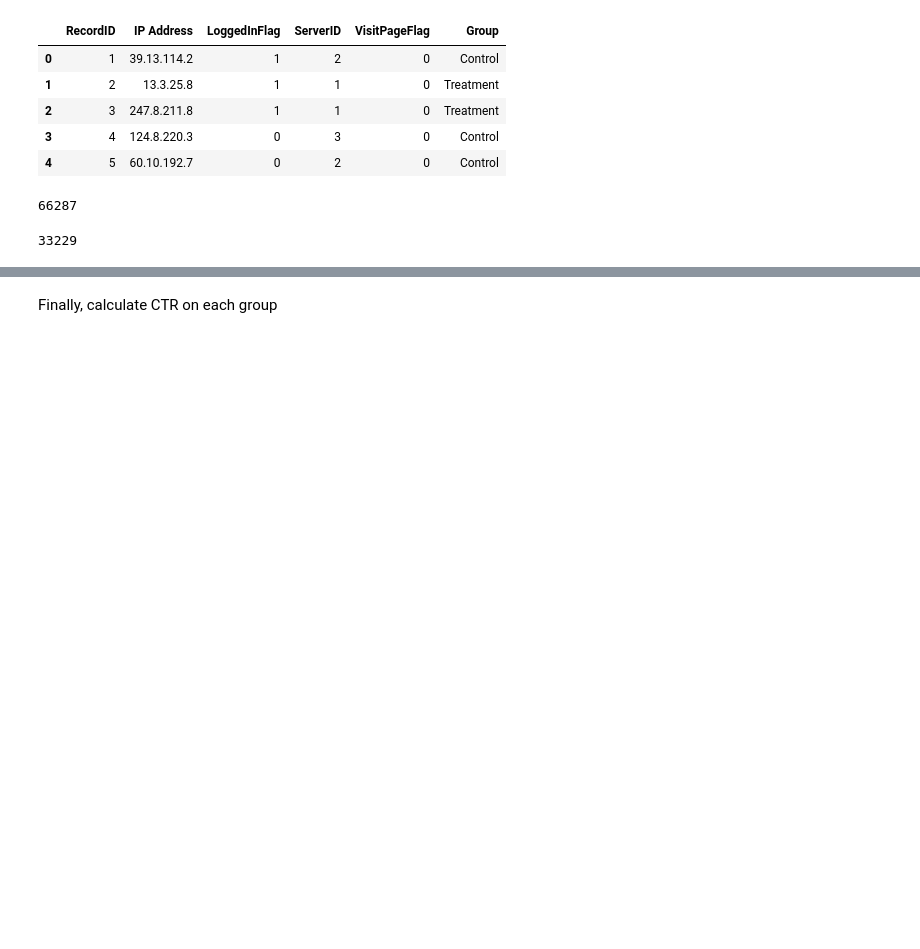
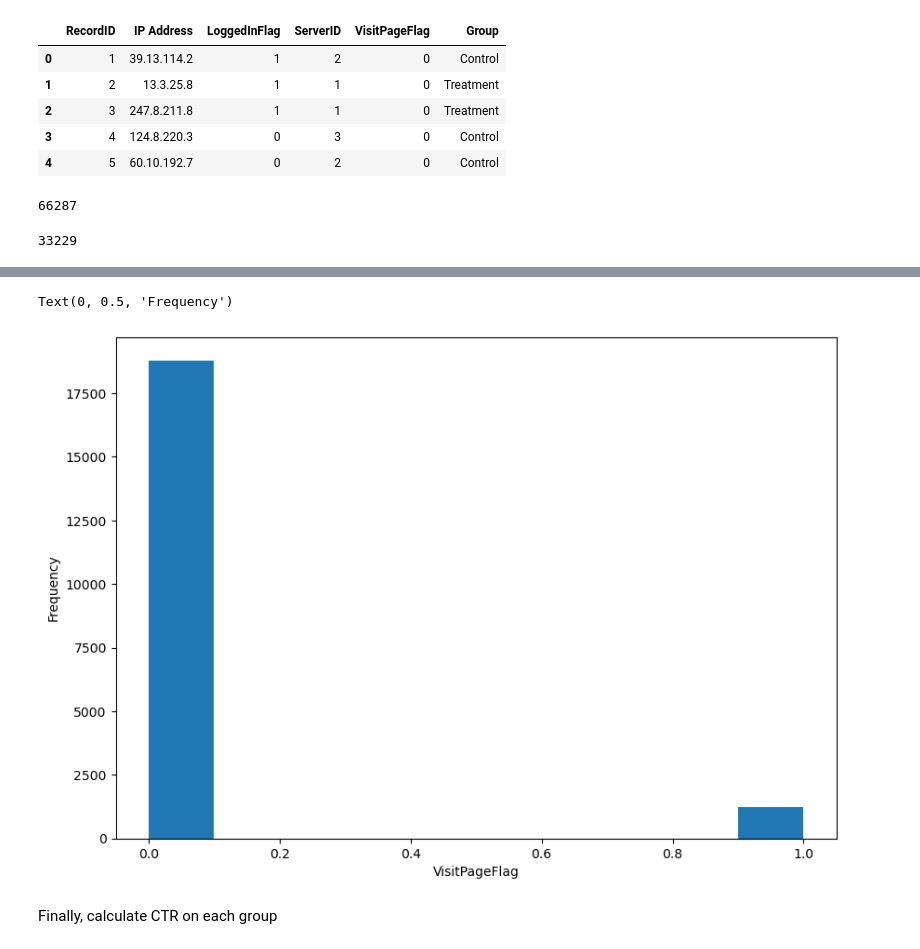
Before and after one commit to uyunmubarak/ab-testing-grocery-website, a Jupyter notebook: website_grocery.ipynb, the cells around one changed output, grey strips where cells are left out. Saved outputs shown, nothing was run; the diff lists cells and outputs as text; code cells hidden in the pictures; blank space fills up the shorter version.

```diff
--- a/website_grocery.ipynb
+++ b/website_grocery.ipynb
@@ -212,3 +275,15 @@ group_with_visitPage
+# %%
+#Make histogram on data_sample
+#bins = 10
+fig, ax = plt.subplots(figsize =(10, 7))
+ax.hist(data_sample['VisitPageFlag'],bins=10)
+
+# Show plot
+plt.xlabel('VisitPageFlag')
+plt.ylabel('Frequency')
+# %% [output]
+Text(0, 0.5, 'Frequency')
+[figure, added]
 # %% [markdown]
 Finally, calculate CTR on each group
 # %%
```
Also changed, not shown: parts of 33 cells of this notebook.
